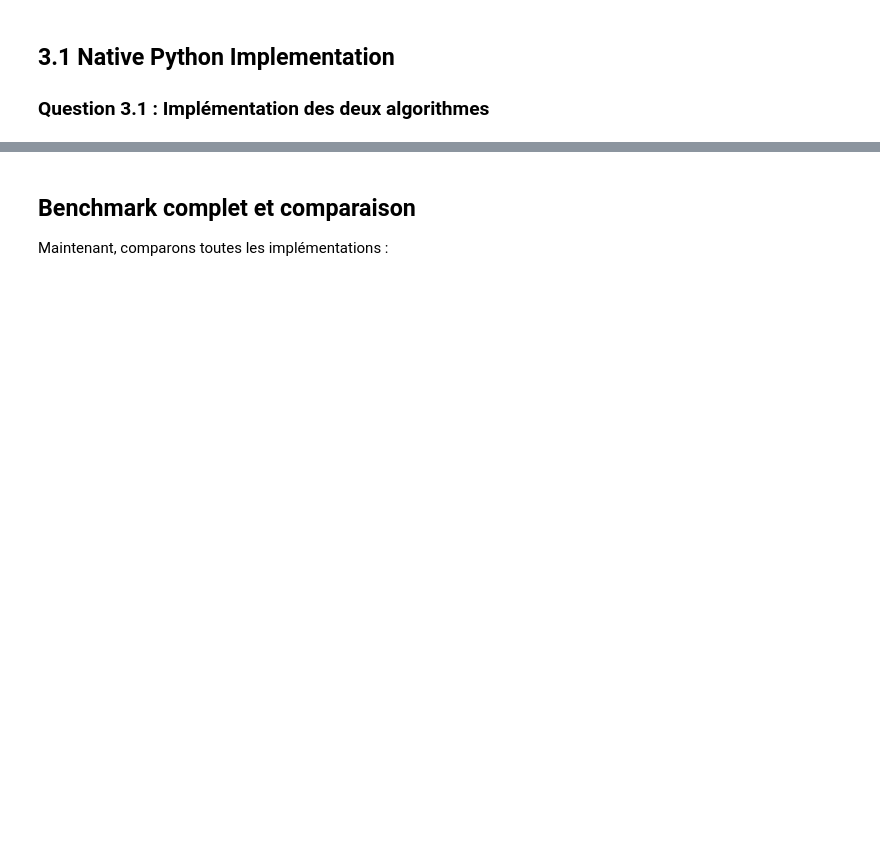
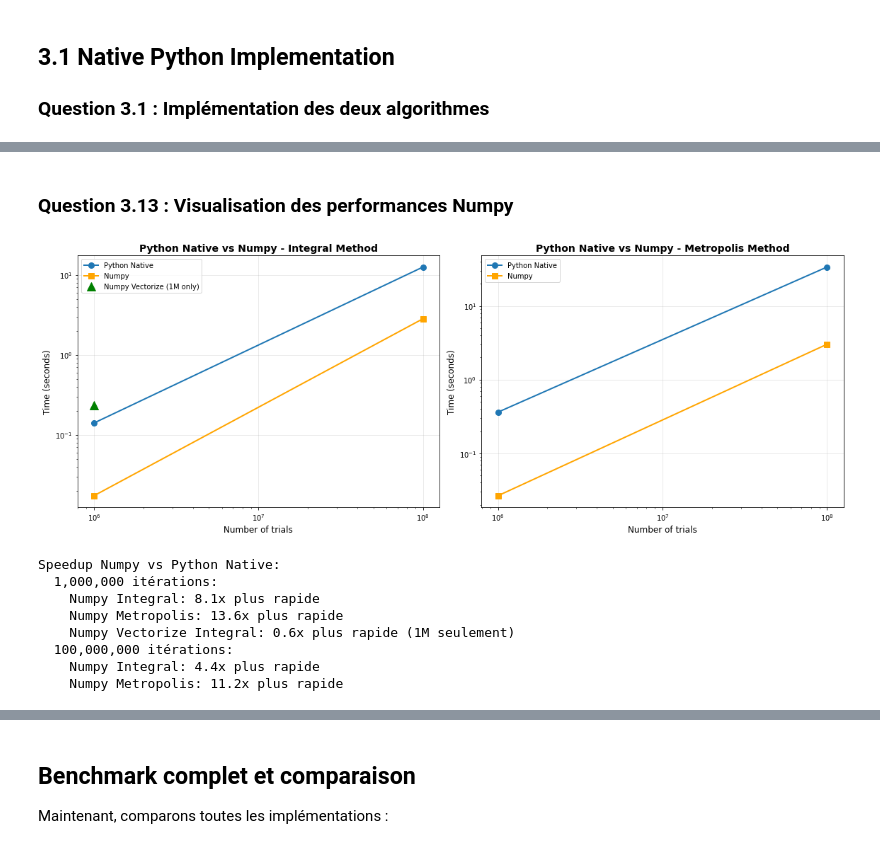
Before and after one commit to MarounC6/Parallel_Computing_CPU_Python_HPC, a Jupyter notebook: computing_pi.ipynb, the cells around one changed output, grey strips where cells are left out. Saved outputs shown, nothing was run; the diff lists cells and outputs as text; code cells hidden in the pictures; blank space fills up the shorter version.

```diff
--- a/computing_pi.ipynb
+++ b/computing_pi.ipynb
@@ -190,0 +389,69 @@ print(f"PI (intégrale numpy vectorize) = {compute_pi_integral_numpy_vectorize(1
+# %% [markdown]
+### Question 3.13 : Visualisation des performances Numpy
+# %%
+# Visualisation comparative : Python natif vs Numpy vs Numpy Vectorize
+fig, (ax1, ax2) = plt.subplots(1, 2, figsize=(16, 6))
+
+# Extraire les temps
+python_integral_times = [x[0] for x in results['python_native']['integral']]
+python_metropolis_times = [x[0] for x in results['python_native']['metropolis']]
+numpy_integral_times = [x[0] for x in results['numpy']['integral']]
+numpy_metropolis_times = [x[0] for x in results['numpy']['metropolis']]
+
+# Graphique 1: Méthode Intégrale
+ax1.plot(NUM_TRIALS, python_integral_times, 'o-', label='Python Native', linewidth=2, markersize=8)
+ax1.plot(NUM_TRIALS, numpy_integral_times, 's-', label='Numpy', linewidth=2, markersize=8, color='orange')
+
+# Ajouter numpy_vectorize seulement si des données existent
+if len(results['numpy_vectorize']['integral']) > 0:
+    numpy_vec_integral_times = [x[0] for x in results['numpy_vectorize']['integral']]
+    # Plot uniquement pour le premier point (1M itérations)
+    ax1.plot([NUM_TRIALS[0]], [numpy_vec_integral_times[0]], '^',
+             label='Numpy Vectorize (1M only)', markersize=12, color='green')
+
+ax1.set_xlabel('Number of trials', fontsize=12)
+ax1.set_ylabel('Time (seconds)', fontsize=12)
+ax1.set_title('Python Native vs Numpy - Integral Method', fontsize=14, fontweight='bold')
+ax1.set_xscale('log')
+ax1.set_yscale('log')
+ax1.legend(fontsize=10)
+ax1.grid(True, alpha=0.3)
+
+# Graphique 2: Méthode Metropolis
+ax2.plot(NUM_TRIALS, python_metropolis_times, 'o-', label='Python Native', linewidth=2, markersize=8)
+ax2.plot(NUM_TRIALS, numpy_metropolis_times, 's-', label='Numpy', linewidth=2, markersize=8, color='orange')
+ax2.set_xlabel('Number of trials', fontsize=12)
+ax2.set_ylabel('Time (seconds)', fontsize=12)
+ax2.set_title('Python Native vs Numpy - Metropolis Method', fontsize=14, fontweight='bold')
+ax2.set_xscale('log')
+ax2.set_yscale('log')
+ax2.legend(fontsize=10)
+ax2.grid(True, alpha=0.3)
+
+plt.tight_layout()
+plt.show()
+
+# Calcul et affichage du speedup
+print("\nSpeedup Numpy vs Python Native:")
+for i, num_trial in enumerate(NUM_TRIALS):
+    speedup_integral = python_integral_times[i] / numpy_integral_times[i]
+    speedup_metropolis = python_metropolis_times[i] / numpy_metropolis_times[i]
+    print(f"  {num_trial:,} itérations:")
+    print(f"    Numpy Integral: {speedup_integral:.1f}x plus rapide")
+    print(f"    Numpy Metropolis: {speedup_metropolis:.1f}x plus rapide")
+
+    # Speedup vectorize uniquement pour 1M
+    if i == 0 and len(results['numpy_vectorize']['integral']) > 0:
+        numpy_vec_integral_times = [x[0] for x in results['numpy_vectorize']['integral']]
+        speedup_vectorize = python_integral_times[0] / numpy_vec_integral_times[0]
+        print(f"    Numpy Vectorize Integral: {speedup_vectorize:.1f}x plus rapide (1M seulement)")
+# %% [output]
+[figure, added]
+Speedup Numpy vs Python Native:
+  1,000,000 itérations:
+    Numpy Integral: 8.1x plus rapide
+    Numpy Metropolis: 13.6x plus rapide
+    Numpy Vectorize Integral: 0.6x plus rapide (1M seulement)
+  100,000,000 itérations:
+    Numpy Integral: 4.4x plus rapide
+    Numpy Metropolis: 11.2x plus rapide
```
Also changed, not shown: parts of 37 cells of this notebook, 3 other files.
